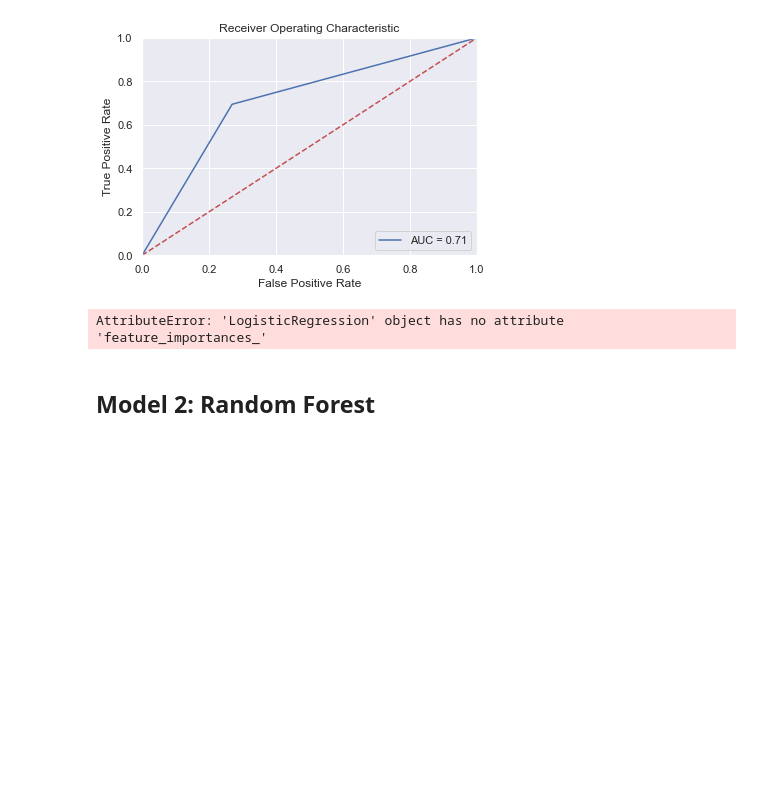
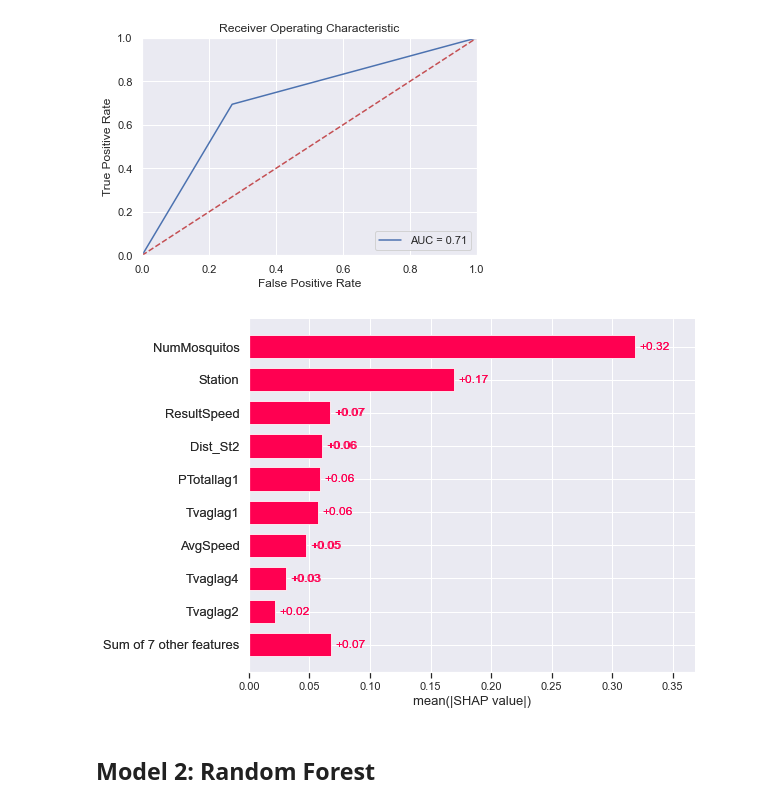
Before and after one commit to nahsradus/SpringBoard, a Jupyter notebook: CapstoneProject2/Notebooks/Modeling_WNV.ipynb, the cells around one changed output. Saved outputs shown, nothing was run; the diff lists cells and outputs as text; code cells hidden in the pictures; blank space fills up the shorter version.

```diff
--- a/CapstoneProject2/Notebooks/Modeling_WNV.ipynb
+++ b/CapstoneProject2/Notebooks/Modeling_WNV.ipynb
@@ -98,10 +162,16 @@ metrics.auc(fpr, tpr)
 plot_auc_curve(fpr, tpr)
 # %% [output]
 [figure]
-# %%
-feature_importance(lr)
-# %% [output]
-AttributeError: 'LogisticRegression' object has no attribute 'feature_importances_'
+# %%
+explainer = shap.Explainer(lr.predict,X_test)
+lr_shap_values = explainer(X_test)
+# %%
+#summary_plot
+# fig, ax = plt.subplots(1,2)
+shap.plots.bar(lr_shap_values, show = False)
+shap.plots.bar(lr_shap_values, show = False)
+# %% [output]
+[figure, added]
 # %% [markdown]
 ## Model 2: Random Forest
 # %%
```
Also changed, not shown: parts of 37 cells of this notebook.
